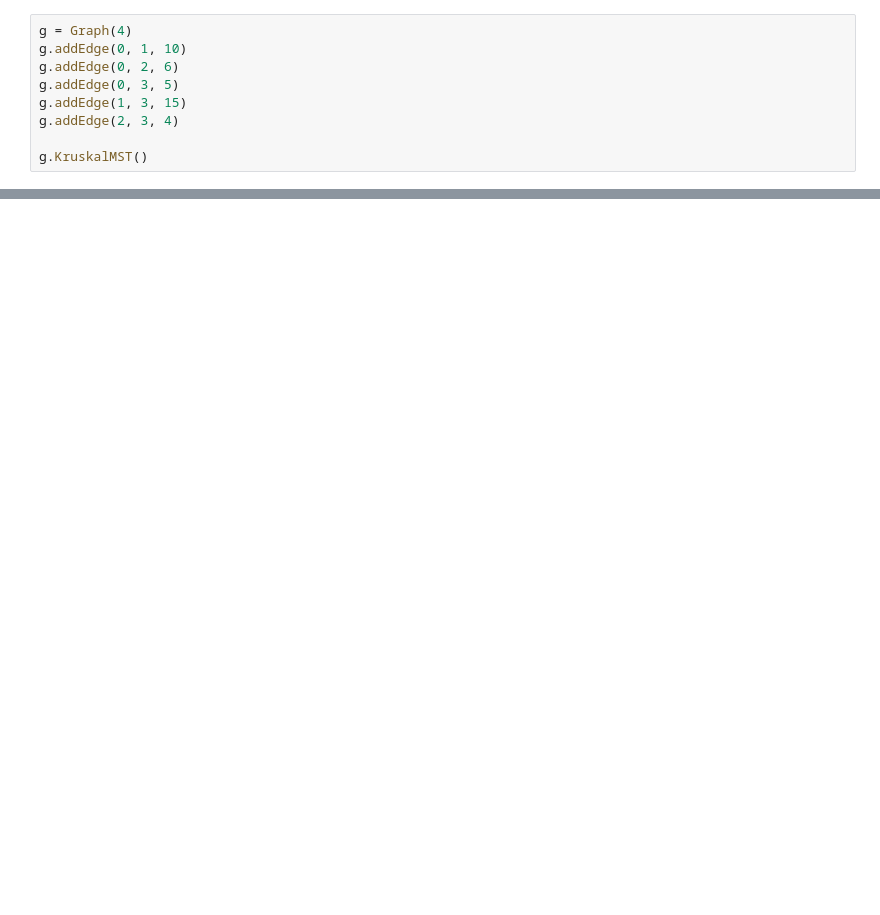
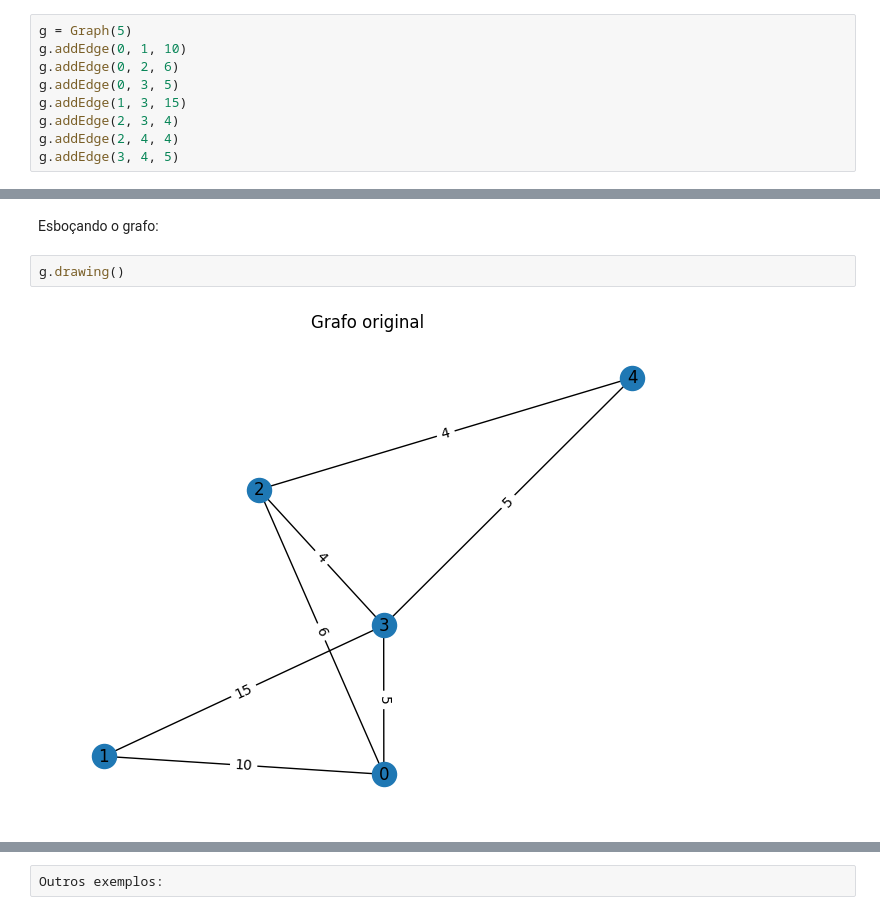
Before and after one commit to kauanmaf/trabalho_mat_discreta, a Jupyter notebook: kruskal.ipynb, the cells around one changed output, grey strips where cells are left out. Cells and saved outputs as stored; diff of their text form; blank space fills up the shorter version.

Commit message:
Adicionei a implementação de imagem

```diff
--- a/kruskal.ipynb
+++ b/kruskal.ipynb
@@ -86,9 +144,9 @@ class Graph:
 # %%
-g = Graph(4)
+g = Graph(5)
 g.addEdge(0, 1, 10)
 g.addEdge(0, 2, 6)
 g.addEdge(0, 3, 5)
 g.addEdge(1, 3, 15)
 g.addEdge(2, 3, 4)
-
-g.KruskalMST()
+g.addEdge(2, 4, 4)
+g.addEdge(3, 4, 5)
@@ -100,0 +164,6 @@ Minimum Spanning Tree 19
+# %% [markdown]
+Esboçando o grafo:
+# %%
+g.drawing()
+# %% [output]
+[figure, added]
@@ -100,0 +171,2 @@ Minimum Spanning Tree 19
+# %%
+Outros exemplos:
```
Also changed, not shown: parts of 11 cells of this notebook.
